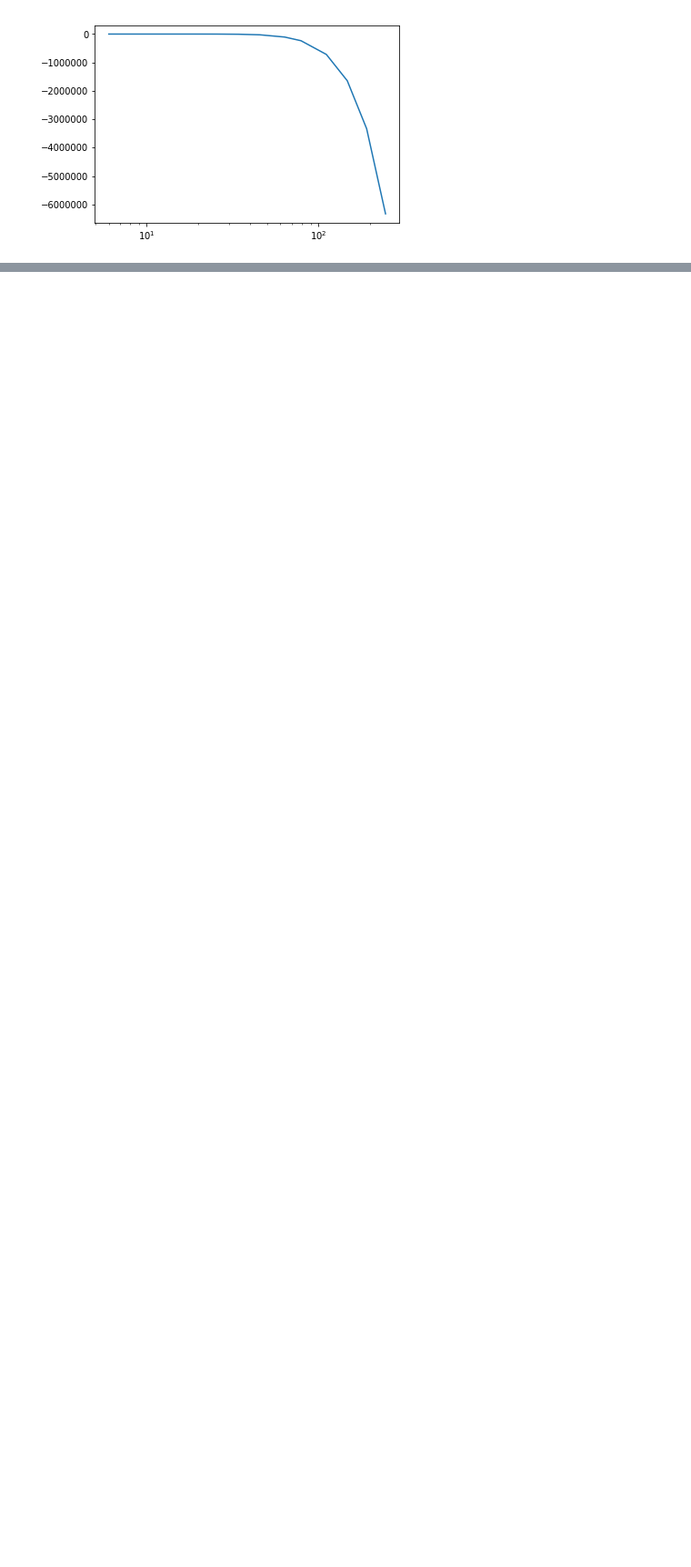
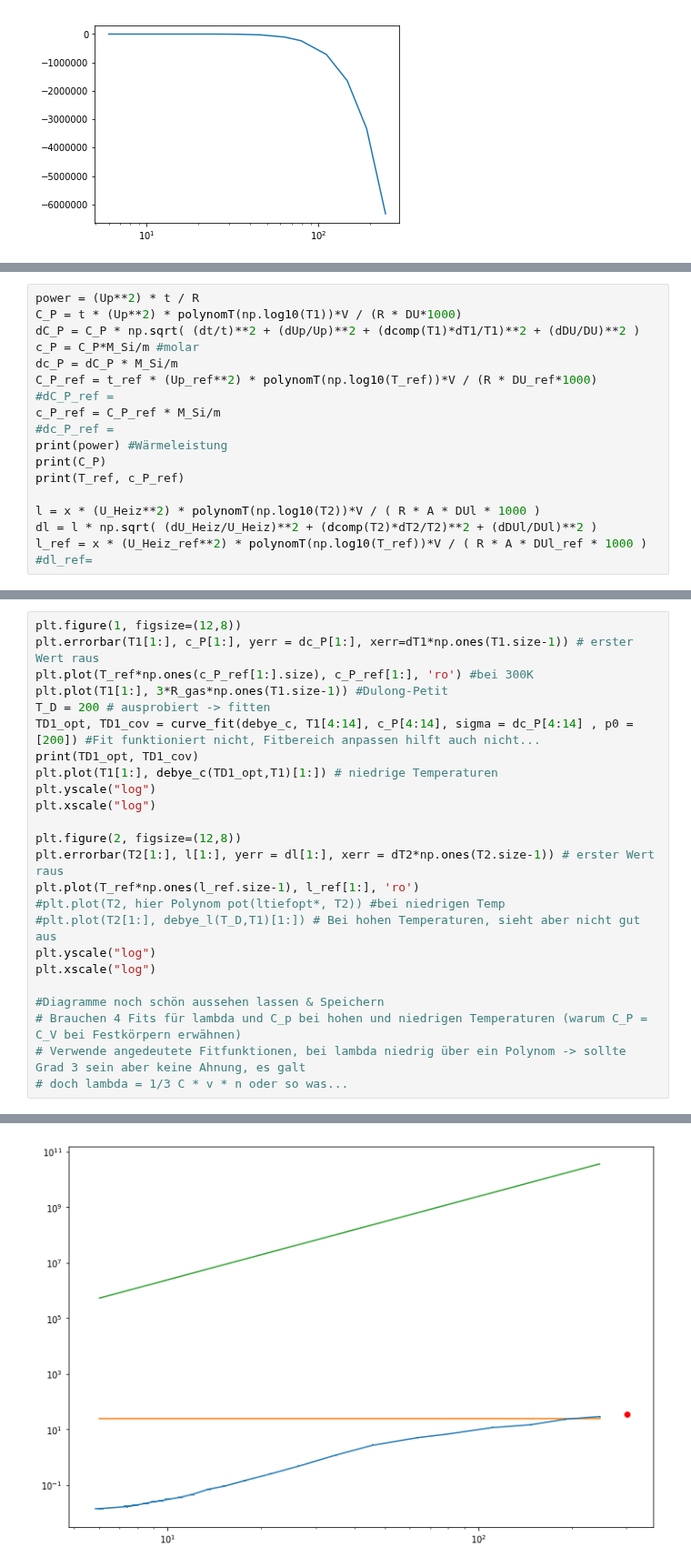
Before and after one commit to Intergalakti/F14, a Jupyter notebook: F14.ipynb, the cells around one changed output, grey strips where cells are left out. Shown at 91% size. Saved outputs shown, nothing was run; the diff lists cells and outputs as text; blank space fills up the shorter version.

```diff
--- a/F14.ipynb
+++ b/F14.ipynb
@@ -116,0 +115,18 @@ plt.xscale("log")
+# %%
+power = (Up**2) * t / R
+C_P = t * (Up**2) * polynomT(np.log10(T1))*V / (R * DU*1000)
+dC_P = C_P * np.sqrt( (dt/t)**2 + (dUp/Up)**2 + (dcomp(T1)*dT1/T1)**2 + (dDU/DU)**2 )
+c_P = C_P*M_Si/m #molar
+dc_P = dC_P * M_Si/m
+C_P_ref = t_ref * (Up_ref**2) * polynomT(np.log10(T_ref))*V / (R * DU_ref*1000)
+#dC_P_ref =
+c_P_ref = C_P_ref * M_Si/m
+#dc_P_ref =
+print(power) #Wärmeleistung
+print(C_P)
+print(T_ref, c_P_ref)
+
+l = x * (U_Heiz**2) * polynomT(np.log10(T2))*V / ( R * A * DUl * 1000 )
+dl = l * np.sqrt( (dU_Heiz/U_Heiz)**2 + (dcomp(T2)*dT2/T2)**2 + (dDUl/DUl)**2 )
+l_ref = x * (U_Heiz_ref**2) * polynomT(np.log10(T_ref))*V / ( R * A * DUl_ref * 1000 )
+#dl_ref=
@@ -116,0 +144,25 @@ plt.xscale("log")
+# %%
+plt.figure(1, figsize=(12,8))
+plt.errorbar(T1[1:], c_P[1:], yerr = dc_P[1:], xerr=dT1*np.ones(T1.size-1)) # erster Wert raus
+plt.plot(T_ref*np.ones(c_P_ref[1:].size), c_P_ref[1:], 'ro') #bei 300K
+plt.plot(T1[1:], 3*R_gas*np.ones(T1.size-1)) #Dulong-Petit
+T_D = 200 # ausprobiert -> fitten
+TD1_opt, TD1_cov = curve_fit(debye_c, T1[4:14], c_P[4:14], sigma = dc_P[4:14] , p0 = [200]) #Fit funktioniert nicht, Fitbereich anpassen hilft auch nicht...
+print(TD1_opt, TD1_cov)
+plt.plot(T1[1:], debye_c(TD1_opt,T1)[1:]) # niedrige Temperaturen
+plt.yscale("log")
+plt.xscale("log")
+
+plt.figure(2, figsize=(12,8))
+plt.errorbar(T2[1:], l[1:], yerr = dl[1:], xerr = dT2*np.ones(T2.size-1)) # erster Wert raus
+plt.plot(T_ref*np.ones(l_ref.size-1), l_ref[1:], 'ro')
+#plt.plot(T2, hier Polynom pot(ltiefopt*, T2)) #bei niedrigen Temp
+#plt.plot(T2[1:], debye_l(T_D,T1)[1:]) # Bei hohen Temperaturen, sieht aber nicht gut aus
+plt.yscale("log")
+plt.xscale("log")
+
+#Diagramme noch schön aussehen lassen & Speichern
+# Brauchen 4 Fits für lambda und C_p bei hohen und niedrigen Temperaturen (warum C_P = C_V bei Festkörpern erwähnen)
+# Verwende angedeutete Fitfunktionen, bei lambda niedrig über ein Polynom -> sollte Grad 3 sein aber keine Ahnung, es galt
+# doch lambda = 1/3 C * v * n oder so was...
+# %% [output]
@@ -116,0 +170 @@ plt.xscale("log")
+[figure, added]
```
Also changed, not shown: parts of 8 cells of this notebook.
